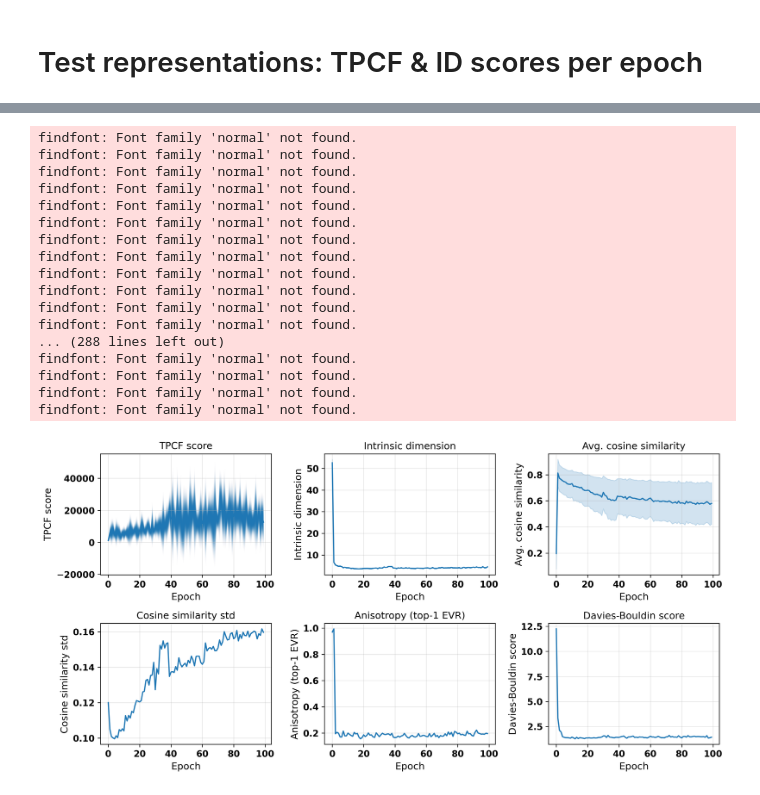
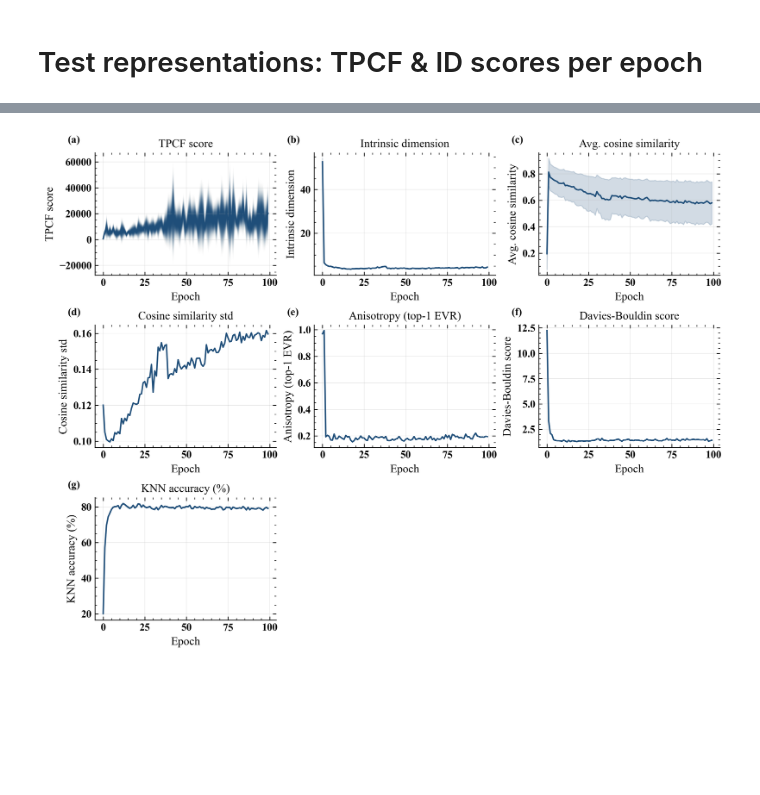
Before and after one commit to Koketsoc137/spectra_for_features, a Jupyter notebook: noteonooks/Model_TPCF_scores.ipynb, the cells around one changed output, grey strips where cells are left out. Drawn from its saved outputs; the diff is of its cells as text; code cells hidden in the pictures; blank space fills up the shorter version.

Commit message:
Expand deep feature quality metrics

```diff
--- a/noteonooks/Model_TPCF_scores.ipynb
+++ b/noteonooks/Model_TPCF_scores.ipynb
@@ -26,6 +25,8 @@ cosine_sim_scores = []
 cosine_sim_std_scores = []
 anisotropy_scores = []
 davies_bouldin_scores = []
+knn_accuracy_scores = []
+knn_accuracy_std_scores = []
 
 for epoch in range(n_epochs):
     pkl_filename = f"../Plots/Test_representations_labels{epoch}.csv"
@@ -40,6 +41,7 @@ for epoch in range(n_epochs):
     tpcf, tpcf_std = AstroMLmod.TPCF_score(representations, epoch=epoch)
     id_ = id_module.id_score(representations)
     db_score = davies_bouldin_score(representations, labels)
+    knn_acc, knn_acc_std = KNN_accuracy(representations, labels)
 
     # average pairwise cosine similarity, excluding self-similarity on the diagonal
     cos_sim_matrix = cosine_similarity(representations)
@@ -61,6 +63,8 @@ for epoch in range(n_epochs):
     cosine_sim_std_scores.append(std_cos_sim)
     anisotropy_scores.append(anisotropy)
     davies_bouldin_scores.append(db_score)
+    knn_accuracy_scores.append(knn_acc)
+    knn_accuracy_std_scores.append(knn_acc_std)
 
-    print(f"Epoch {epoch}: TPCF={tpcf:.4f}±{tpcf_std:.4f} ID={id_} CosineSim={avg_cos_sim:.4f}±{std_cos_sim:.4f} Anisotropy={anisotropy:.4f} DaviesBouldin={db_score:.4f}")
+    print(f"Epoch {epoch}: TPCF={tpcf:.4f}±{tpcf_std:.4f} ID={id_} CosineSim={avg_cos_sim:.4f}±{std_cos_sim:.4f} Anisotropy={anisotropy:.4f} DaviesBouldin={db_score:.4f} KNNAcc={knn_acc:.2f}±{knn_acc_std:.2f}")
 # %% [output]
@@ -92,6 +96,8 @@ results = pd.DataFrame({
     "cosine_similarity_std": cosine_sim_std_scores,
     "anisotropy": anisotropy_scores,
     "davies_bouldin": davies_bouldin_scores,
+    "knn_accuracy": knn_accuracy_scores,
+    "knn_accuracy_std": knn_accuracy_std_scores,
 })
 
 # keep pickle format for compatibility with existing plotting notebooks
@@ -120,15 +126,32 @@ results
 # %%
 import matplotlib.pyplot as plt
+from matplotlib.ticker import AutoMinorLocator
+import string
 
 plt.rcParams.update({
     "figure.dpi": 300,
+    "savefig.dpi": 300,
+    "font.family": "serif",
+    "font.serif": ["Times New Roman", "DejaVu Serif"],
+    "mathtext.fontset": "stix",
     "font.size": 11,
     "axes.labelsize": 12,
     "axes.titlesize": 12,
+    "axes.linewidth": 0.8,
     "axes.grid": True,
     "grid.alpha": 0.3,
+    "grid.linewidth": 0.5,
     "lines.linewidth": 1.5,
+    "xtick.direction": "in",
+    "ytick.direction": "in",
+    "xtick.minor.visible": True,
+    "ytick.minor.visible": True,
+    "xtick.top": True,
+    "ytick.right": True,
+    "legend.frameon": False,
 })
+
+ACCENT = "#1f4e79"
 
 metrics = [
     ("tpcf_score", "TPCF score", "tpcf_std"),
@@ -137,10 +160,11 @@ metrics = [
     ("cosine_similarity_std", "Cosine similarity std", None),
     ("anisotropy", "Anisotropy (top-1 EVR)", None),
     ("davies_bouldin", "Davies-Bouldin score", None),
+    ("knn_accuracy", "KNN accuracy (%)", "knn_accuracy_std"),
 ]
 
 
-def plot_gradient_band(ax, x, y, y_err, color="C0", n_layers=40, max_sigma=3.0):
+def plot_gradient_band(ax, x, y, y_err, color=ACCENT, n_layers=40, max_sigma=3.0):
     """Shade the uncertainty band with an alpha gradient that fades away from the mean."""
     x = np.asarray(x)
     y = np.asarray(y)
@@ -149,53 +173,43 @@ def plot_gradient_band(ax, x, y, y_err, color="C0", n_layers=40, max_sigma=3.0):
     for sigma in sigmas[::-1]:
         alpha = 0.35 * np.exp(-0.5 * sigma ** 2)
         ax.fill_between(x, y - sigma * y_err, y + sigma * y_err, color=color, alpha=alpha, linewidth=0)
 
 
 n_cols = 3
 n_rows = -(-len(metrics) // n_cols)  # ceil division
 
-fig, axes = plt.subplots(n_rows, n_cols, figsize=(4 * n_cols, 3 * n_rows), squeeze=False)
+fig, axes = plt.subplots(
+    n_rows, n_cols, figsize=(3.3 * n_cols, 2.5 * n_rows), squeeze=False, constrained_layout=True
+)
 axes = axes.flatten()
 
-for ax, (col, title, err_col) in zip(axes, metrics):
-    ax.plot(results["epoch"], results[col], color="C0")
+for panel_label, ax, (col, title, err_col) in zip(string.ascii_lowercase, axes, metrics):
+    ax.plot(results["epoch"], results[col], color=ACCENT)
     if col == "tpcf_score":
         plot_gradient_band(ax, results["epoch"], results[col], results[err_col])
     elif err_col is not None:
         ax.fill_between(
             results["epoch"],
             results[col] - results[err_col],
             results[col] + results[err_col],
-            color="C0",
+            color=ACCENT,
             alpha=0.2,
         )
     ax.set_title(title)
     ax.set_xlabel("Epoch")
     ax.set_ylabel(title)
+    ax.spines["top"].set_visible(False)
+    ax.spines["right"].set_visible(False)
+    ax.xaxis.set_minor_locator(AutoMinorLocator())
+    ax.yaxis.set_minor_locator(AutoMinorLocator())
+    ax.text(-0.15, 1.08, f"({panel_label})", transform=ax.transAxes, fontsize=11, fontweight="bold")
 
 # hide any unused axes in the grid
 for ax in axes[len(metrics):]:
     ax.axis("off")
 
-fig.tight_layout()
 fig.savefig("Test_metrics_grid.pdf", bbox_inches="tight")
+fig.savefig("Test_metrics_grid.png", bbox_inches="tight")
 plt.show()
 # %% [output]
-findfont: Font family 'normal' not found.
-findfont: Font family 'normal' not found.
-findfont: Font family 'normal' not found.
-findfont: Font family 'normal' not found.
-findfont: Font family 'normal' not found.
-findfont: Font family 'normal' not found.
-findfont: Font family 'normal' not found.
-findfont: Font family 'normal' not found.
-findfont: Font family 'normal' not found.
-findfont: Font family 'normal' not found.
-findfont: Font family 'normal' not found.
-findfont: Font family 'normal' not found.
-... (288 lines left out)
-findfont: Font family 'normal' not found.
-findfont: Font family 'normal' not found.
-findfont: Font family 'normal' not found.
-findfont: Font family 'normal' not found.
-[figure, old version]
+[figure, new version]
```
Also changed, not shown: parts of 3 cells of this notebook, 1 other file.
